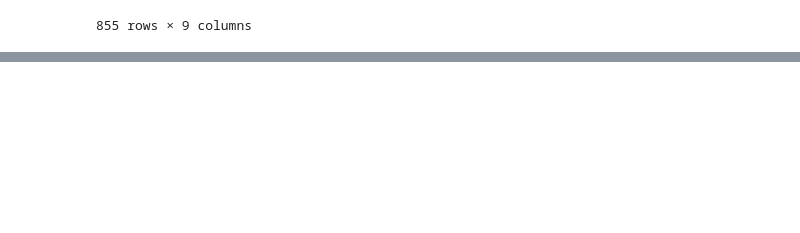
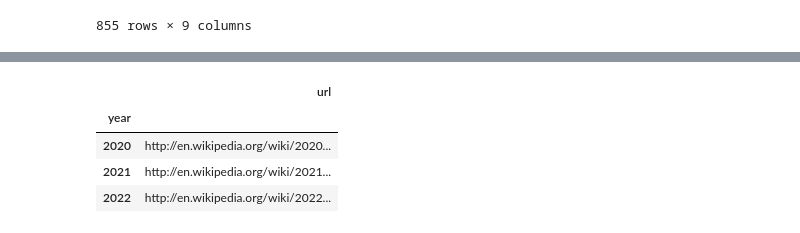
Before and after one commit to brianregan111/UCDPA-BrianRegan, a Jupyter notebook: project_workbook.ipynb, the cells around one changed output, grey strips where cells are left out. Saved outputs shown, nothing was run; the diff lists cells and outputs as text; code cells hidden in the pictures; blank space fills up the shorter version.

```diff
--- a/project_workbook.ipynb
+++ b/project_workbook.ipynb
@@ -156,0 +148,11 @@ OperationalError: ignored
+# %%
+# seasons.sqlite imported from SQLlite using the seasons file, the following SQL statement was used to reduce to only required seasons: SELECT * FROM seasons Where year > "2019"
+seasons = 'https://raw.githubusercontent.com/brianregan111/UCDProjectF1-Brian-Regan/main/Seasons.SQLite.csv'
+seasons = pd.read_csv(seasons , index_col=0)
+display(seasons)
+# %% [output]
+|  | url |
+| year |  |
+| 2020 | http://en.wikipedia.org/wiki/2020... |
+| 2021 | http://en.wikipedia.org/wiki/2021... |
+| 2022 | http://en.wikipedia.org/wiki/2022... |
```
Also changed, not shown: parts of 2 cells of this notebook.
